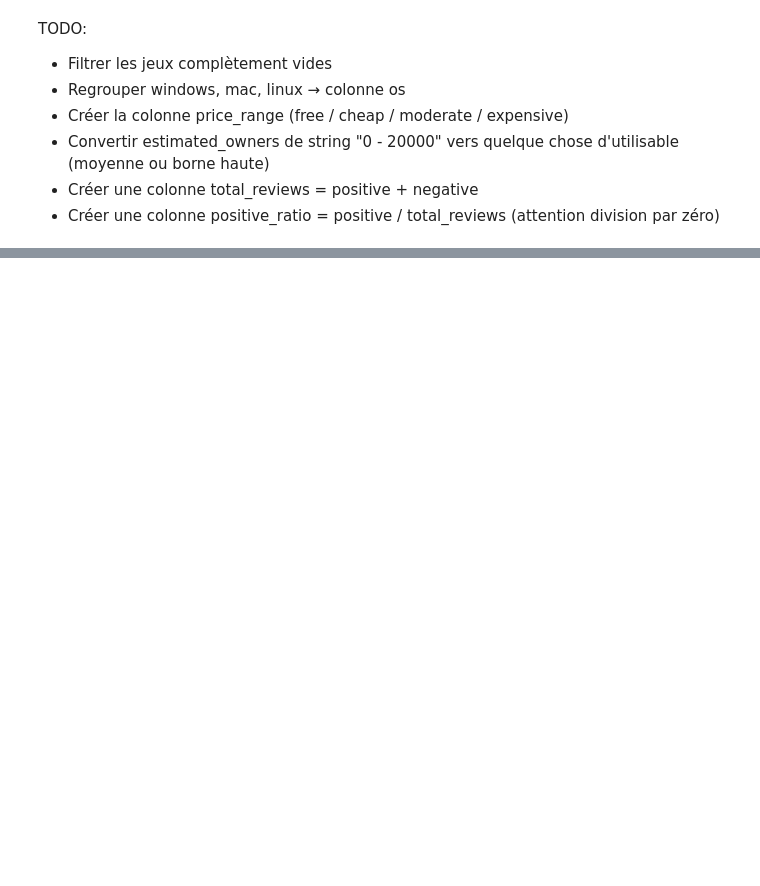
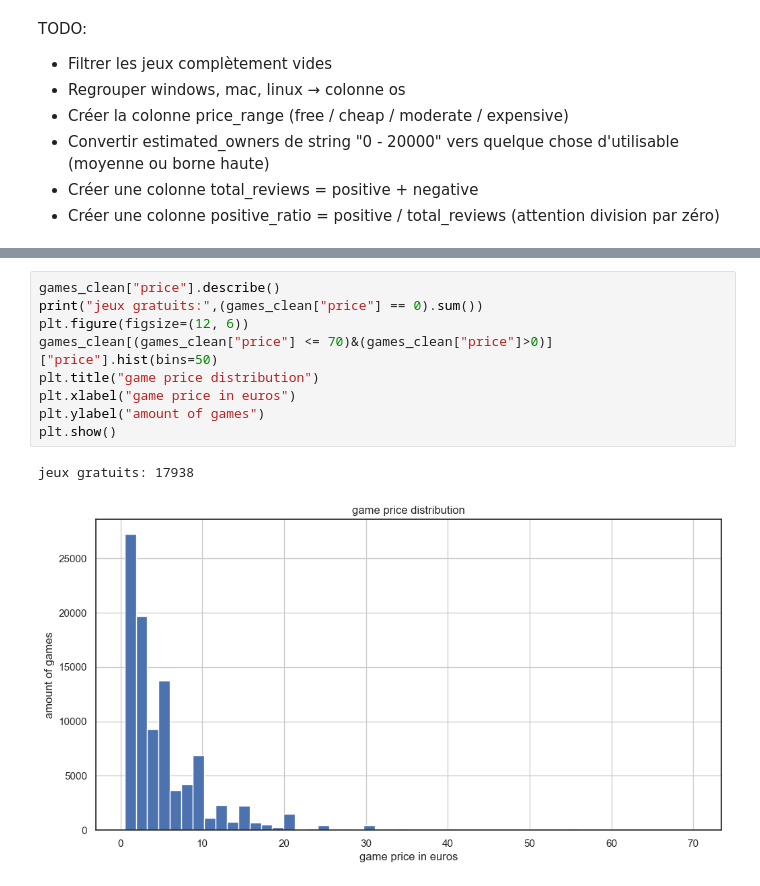
Before and after one commit to nour-nour7/video_game_recommender, a Jupyter notebook: datacleaning.ipynb, the cells around one changed output, grey strips where cells are left out. Drawn from its saved outputs; the diff is of its cells as text; blank space fills up the shorter version.

```diff
--- a/datacleaning.ipynb
+++ b/datacleaning.ipynb
@@ -132,0 +176,12 @@ games_clean.head(5)
+# %%
+games_clean["price"].describe()
+print("jeux gratuits:",(games_clean["price"] == 0).sum())
+plt.figure(figsize=(12, 6))
+games_clean[(games_clean["price"] <= 70)&(games_clean["price"]>0)]["price"].hist(bins=50)
+plt.title("game price distribution")
+plt.xlabel("game price in euros")
+plt.ylabel("amount of games")
+plt.show()
+# %% [output]
+jeux gratuits: 17938
+[figure, added]
```
Also changed, not shown: parts of 25 cells of this notebook.
